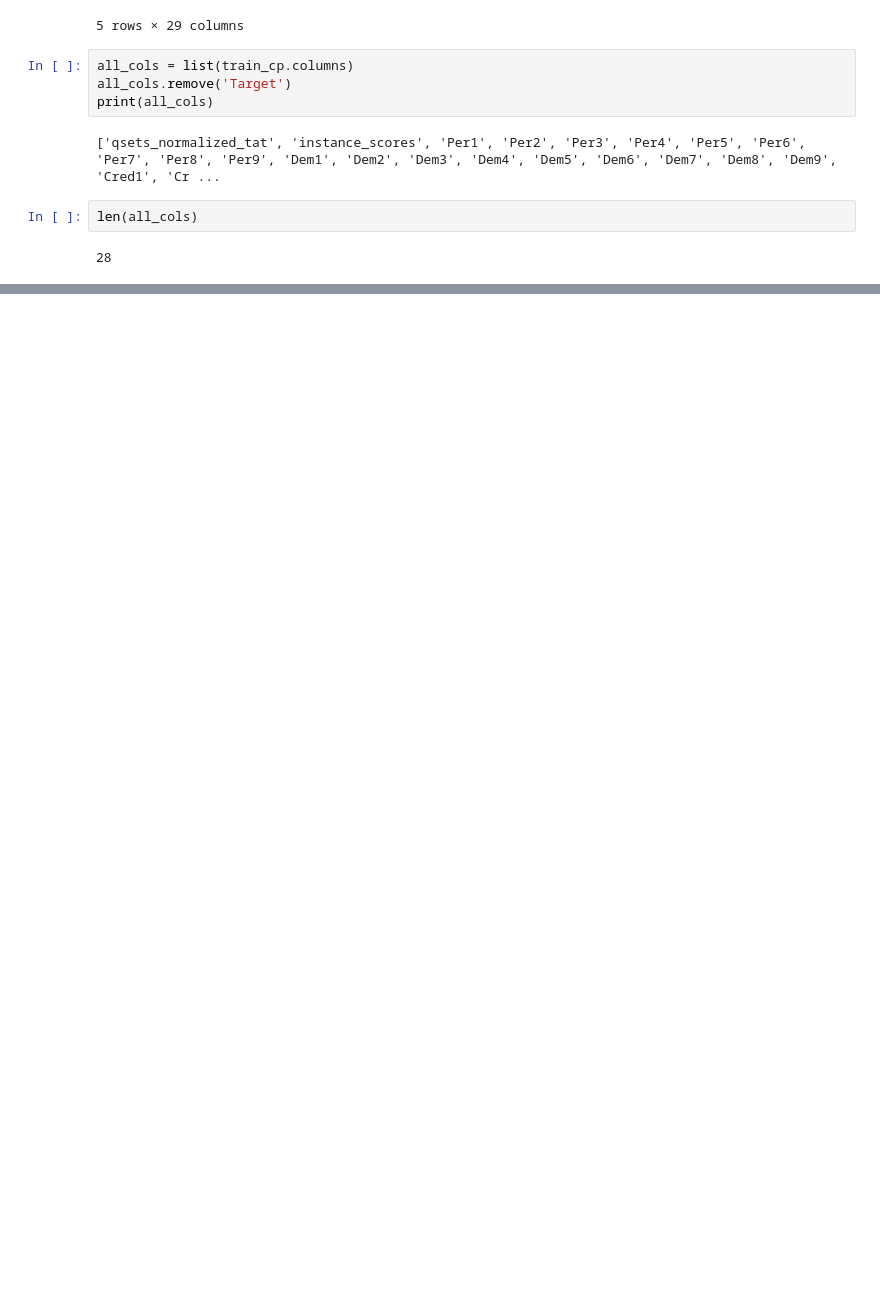
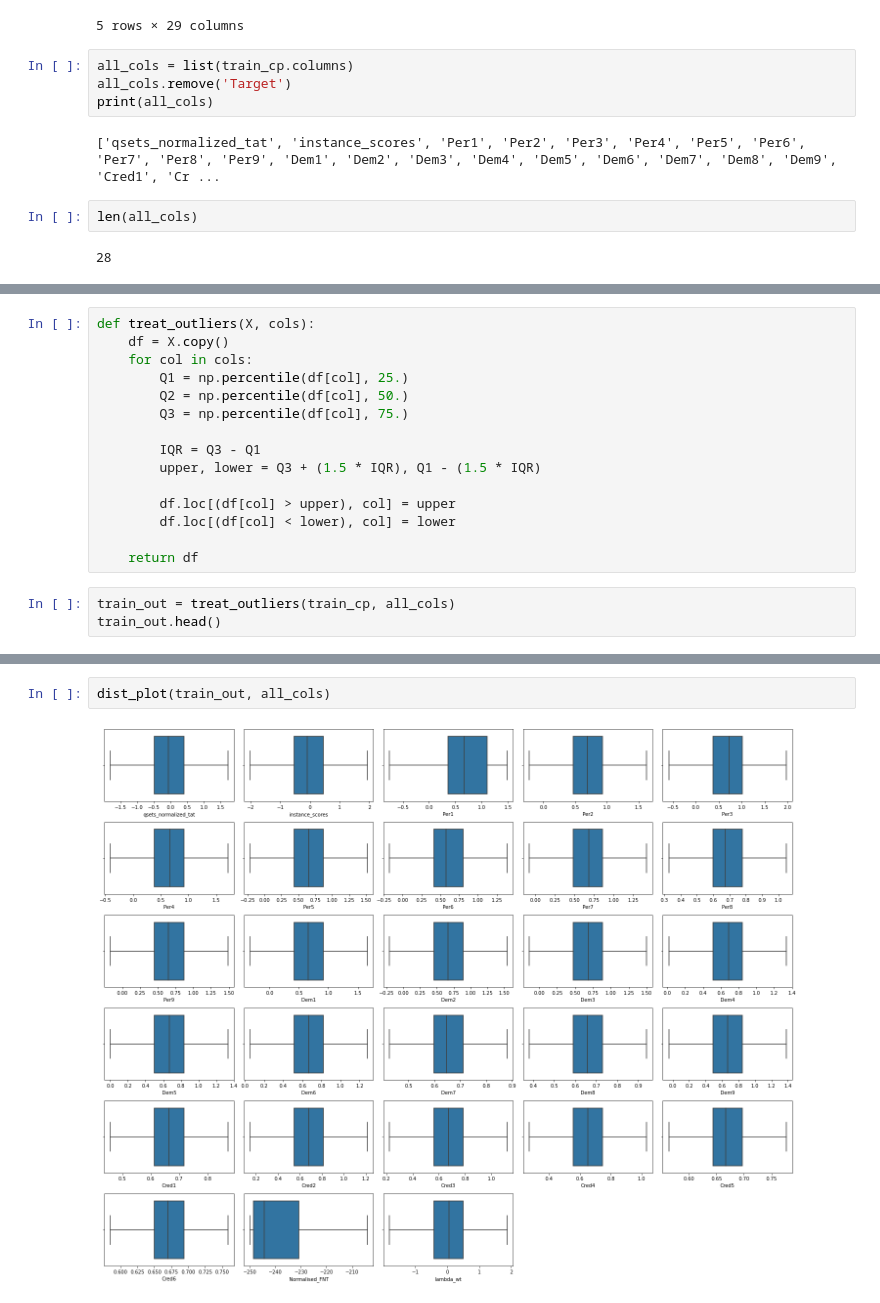
Before and after one commit to debhere/Fradulent-Transaction, a Jupyter notebook: Predict_Fradulent_Transaction_V1_0.ipynb, the cells around one changed output, grey strips where cells are left out. Drawn from its saved outputs; the diff is of its cells as text; blank space fills up the shorter version.

```diff
--- a/Predict_Fradulent_Transaction_V1_0.ipynb
+++ b/Predict_Fradulent_Transaction_V1_0.ipynb
@@ -366,0 +382,18 @@ dist_plot(train_cp, all_cols)
+# %%
+def treat_outliers(X, cols):
+    df = X.copy()
+    for col in cols:
+        Q1 = np.percentile(df[col], 25.)
+        Q2 = np.percentile(df[col], 50.)
+        Q3 = np.percentile(df[col], 75.)
+
+        IQR = Q3 - Q1
+        upper, lower = Q3 + (1.5 * IQR), Q1 - (1.5 * IQR)
+
+        df.loc[(df[col] > upper), col] = upper
+        df.loc[(df[col] < lower), col] = lower
+
+    return df
+# %%
+train_out = treat_outliers(train_cp, all_cols)
+train_out.head()
@@ -366,0 +408,4 @@ dist_plot(train_cp, all_cols)
+# %%
+dist_plot(train_out, all_cols)
+# %% [output]
+[figure, added]
```
Also changed, not shown: parts of 9 cells of this notebook.
